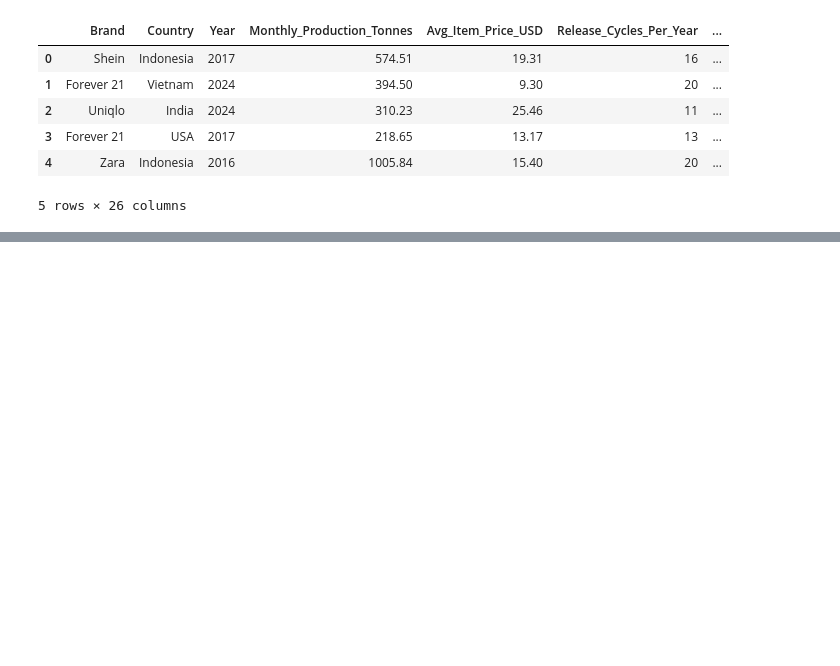
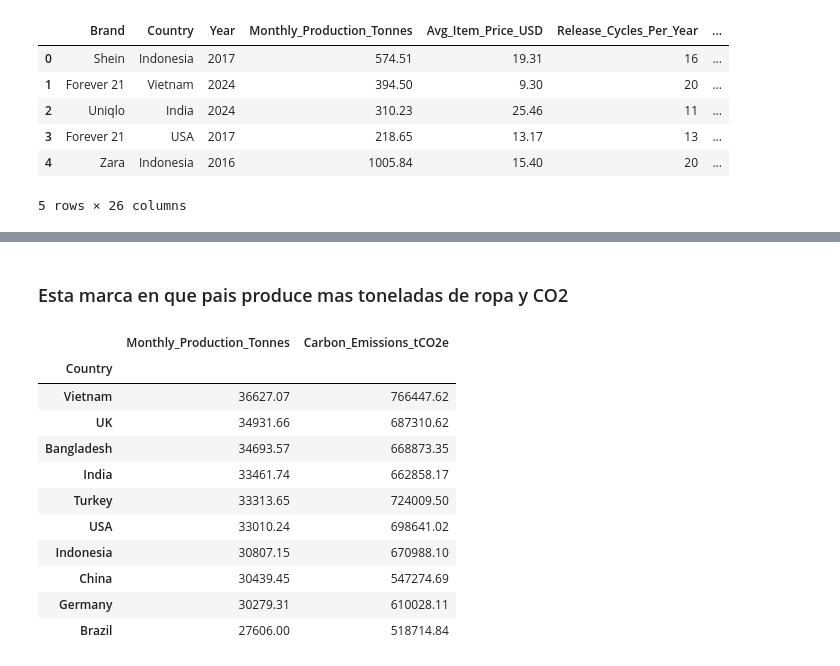
Before and after one commit to AlejandroSegura24/fast-fashion-analysis, a Jupyter notebook: notebooks/exploracion_fast_fashion.ipynb, the cells around one changed output, grey strips where cells are left out. Drawn from its saved outputs; the diff is of its cells as text; code cells hidden in the pictures; blank space fills up the shorter version.

```diff
--- a/notebooks/exploracion_fast_fashion.ipynb
+++ b/notebooks/exploracion_fast_fashion.ipynb
@@ -184,0 +197,18 @@ comparation_emission_co2_and_production
+# %% [markdown]
+### Esta marca en que pais produce mas toneladas de ropa y CO2
+# %%
+brand_produced_co2_country = data[data['Brand']=='H&M'].groupby('Country')[['Monthly_Production_Tonnes', 'Carbon_Emissions_tCO2e']].sum().sort_values(by='Monthly_Production_Tonnes',ascending=False)
+brand_produced_co2_country
+# %% [output]
+|  | Monthly_Production_Tonnes | Carbon_Emissions_tCO2e |
+| Country |  |  |
+| Vietnam | 36627.07 | 766447.62 |
+| UK | 34931.66 | 687310.62 |
+| Bangladesh | 34693.57 | 668873.35 |
+| India | 33461.74 | 662858.17 |
+| Turkey | 33313.65 | 724009.50 |
+| USA | 33010.24 | 698641.02 |
+| Indonesia | 30807.15 | 670988.10 |
+| China | 30439.45 | 547274.69 |
+| Germany | 30279.31 | 610028.11 |
+| Brazil | 27606.00 | 518714.84 |
```
Also changed, not shown: parts of 7 cells of this notebook, 1 other file.
